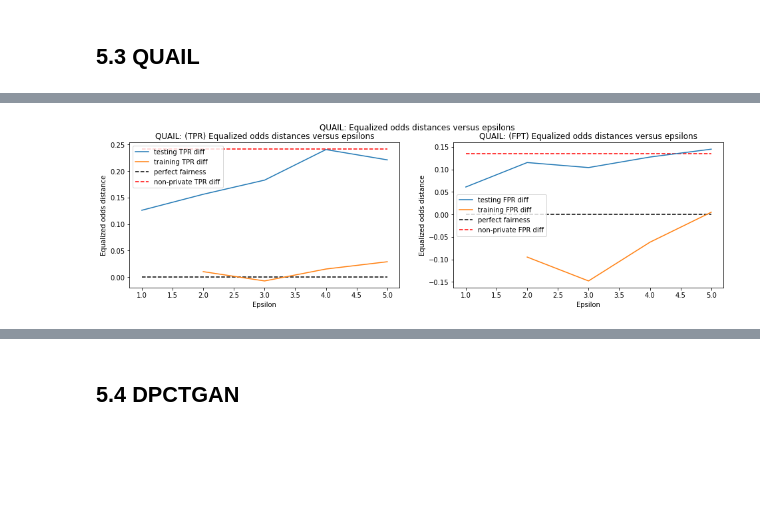
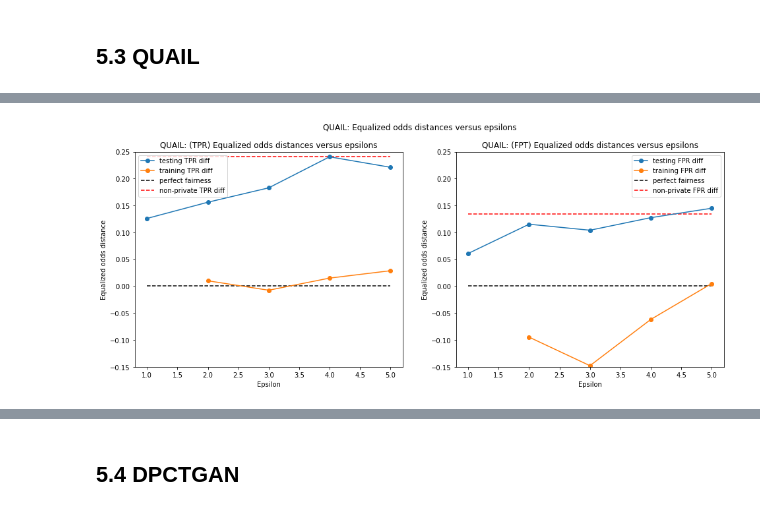
Before and after one commit to kgrabarz/microsoft_capstone_fall_2021, a Jupyter notebook: Code/Pipelines_and_EDA/5_COMPAS_Synthesizers.ipynb, the cells around one changed output, grey strips where cells are left out. Drawn from its saved outputs; the diff is of its cells as text; code cells hidden in the pictures; blank space fills up the shorter version.

```diff
--- a/Code/Pipelines_and_EDA/5_COMPAS_Synthesizers.ipynb
+++ b/Code/Pipelines_and_EDA/5_COMPAS_Synthesizers.ipynb
@@ -57,7 +57,7 @@ from snsynth.pytorch.nn import DPCTGAN
 from snsynth.pytorch.nn import PATECTGAN
 warnings.filterwarnings("ignore")
 # %%
-def process_COMPAS(temp_df, is_GAN = False, include_charge_desc = False):
+def process_COMPAS(temp_df, is_GAN = False):
     """
     Pick columns = ['age_cat','priors_count','sex_numeric','juv_fel_count', 'juv_misd_count',
     'juv_other_count', 'length_of_stay','race','two_year_recid', 'c_charge_degree']
@@ -114,9 +114,6 @@ def process_COMPAS(temp_df, is_GAN = False, include_charge_desc = False):
       df["age_cat"] = df["age_cat"].map({v: k for k, v in age.items()})
 
     cols = ['age_cat','priors_count','sex_numeric','juv_fel_count', 'juv_misd_count', 'juv_other_count', 'c_charge_degree_numeric', 'length_of_stay','race','two_year_recid']
-    if include_charge_desc:
-      df['c_charge_desc_numeric'] = pd.factorize(df['c_charge_desc'])[0]
-      cols.append(['c_charge_desc_numeric'])
     df = df[cols]
 
     return df
@@ -324,28 +327,30 @@ plotAccuracy("MWEM", test_results, train_results, epsilons)
 # %%
-def plotEqualizedOdds(synthesizer, test_results, train_results, epsilons):
-  f = plt.figure(figsize=(16,4))
+def plotEqualizedOdds(synthesizer, test_results, train_results, epsilons, ylim=(-0.02,0.25)):
+  f = plt.figure(figsize=(16,6))
   ax = f.add_subplot(121)
   ax2 = f.add_subplot(122)
   plt.suptitle(synthesizer + ": Equalized odds distances versus epsilons")
 
   # black TPR - white TPR
-  ax.plot(epsilons,[result[1][2]-result[2][2] for result in test_results],label="testing TPR diff")
-  ax.plot(epsilons,[result[1][2]-result[2][2] for result in train_results],label="training TPR diff")
+  ax.plot(epsilons,[result[1][2]-result[2][2] for result in test_results],label="testing TPR diff",marker="o")
+  ax.plot(epsilons,[result[1][2]-result[2][2] for result in train_results],label="training TPR diff",marker="o")
   ax.hlines(0,xmin=min(epsilons), xmax=max(epsilons),label="perfect fairness",linestyles="--")
   ax.hlines(0.24133825777,xmin=min(epsilons), xmax=max(epsilons),label="non-private TPR diff",linestyles="--",color="red")
   ax.legend()
   ax.set_xlabel("Epsilon")
   ax.set_ylabel("Equalized odds distance")
+  ax.set_ylim(ylim[0],ylim[1])
   ax.set_title(synthesizer + ": (TPR) Equalized odds distances versus epsilons")
 
   # black FPR - white FPR
-  ax2.plot(epsilons,[result[1][0]-result[2][0] for result in test_results],label="testing FPR diff")
-  ax2.plot(epsilons,[result[1][0]-result[2][0] for result in train_results],label="training FPR diff")
+  ax2.plot(epsilons,[result[1][0]-result[2][0] for result in test_results],label="testing FPR diff",marker="o")
+  ax2.plot(epsilons,[result[1][0]-result[2][0] for result in train_results],label="training FPR diff",marker="o")
   ax2.hlines(0,xmin=min(epsilons), xmax=max(epsilons),label="perfect fairness",linestyles="--")
   ax2.hlines(0.13450471332,xmin=min(epsilons), xmax=max(epsilons),label="non-private FPR diff",linestyles="--",color="red")
   ax2.legend()
   ax2.set_xlabel("Epsilon")
   ax2.set_ylabel("Equalized odds distance")
+  ax2.set_ylim(ylim[0],ylim[1])
   ax2.set_title(synthesizer + ": (FPT) Equalized odds distances versus epsilons")
 # %%
 plotEqualizedOdds("MWEM", test_results, train_results, epsilons)
@@ -375,5 +380,5 @@ plotAccuracy("QUAIL", test_results, train_results, epsilons)
 # %%
-plotEqualizedOdds("QUAIL", test_results, train_results, epsilons)
+plotEqualizedOdds("QUAIL", test_results, train_results, epsilons, [-0.15,0.25])
 # %% [output]
-[figure, old version]
+[figure, new version]
 # %%
```
Also changed, not shown: parts of 21 cells of this notebook.
